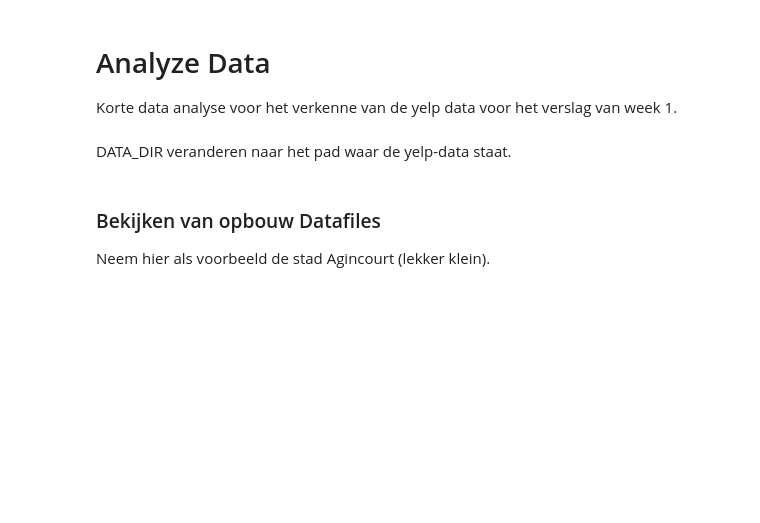
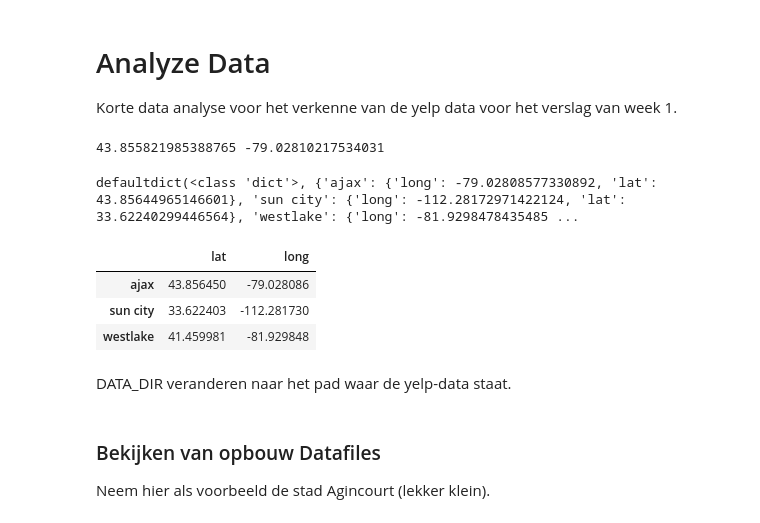
Before and after one commit to MichaelF89/celp, a Jupyter notebook: data-analysis/Data Analysis.ipynb, the cells around one changed output. Cells and saved outputs as stored; diff of their text form; code cells hidden in the pictures; blank space fills up the shorter version.

Commit message:
long and lat functions added

```diff
--- a/data-analysis/Data Analysis.ipynb
+++ b/data-analysis/Data Analysis.ipynb
@@ -12,3 +122,28 @@ from IPython.display import display
+# %%
+business = pd.DataFrame(BUSINESSES['ajax'])
+business = business[business['is_open'] == 1 & business['categories'].notna()]
+business['categories'] = business['categories'].str.split(', ')
+print(business.latitude.mean(), business.longitude.mean())
+# %% [output]
+43.855821985388765 -79.02810217534031
+# %%
+citycoord = defaultdict(dict)
+
+for city in BUSINESSES:
+    df = pd.DataFrame(BUSINESSES[city])
+    citycoord[city]['long'] = df['longitude'].mean()
+    citycoord[city]['lat'] = df['latitude'].mean()
+
+print (citycoord)
+# %% [output]
+defaultdict(<class 'dict'>, {'ajax': {'long': -79.02808577330892, 'lat': 43.85644965146601}, 'sun city': {'long': -112.28172971422124, 'lat': 33.62240299446564}, 'westlake': {'long': -81.9298478435485 ...
+# %%
+pd.DataFrame(citycoord).T
+# %% [output]
+|  | lat | long |
+| ajax | 43.856450 | -79.028086 |
+| sun city | 33.622403 | -112.281730 |
+| westlake | 41.459981 | -81.929848 |
 # %% [markdown]
 DATA_DIR veranderen naar het pad waar de yelp-data staat.
 # %%
```
Also changed, not shown: parts of 3 cells of this notebook, 5 other files.
